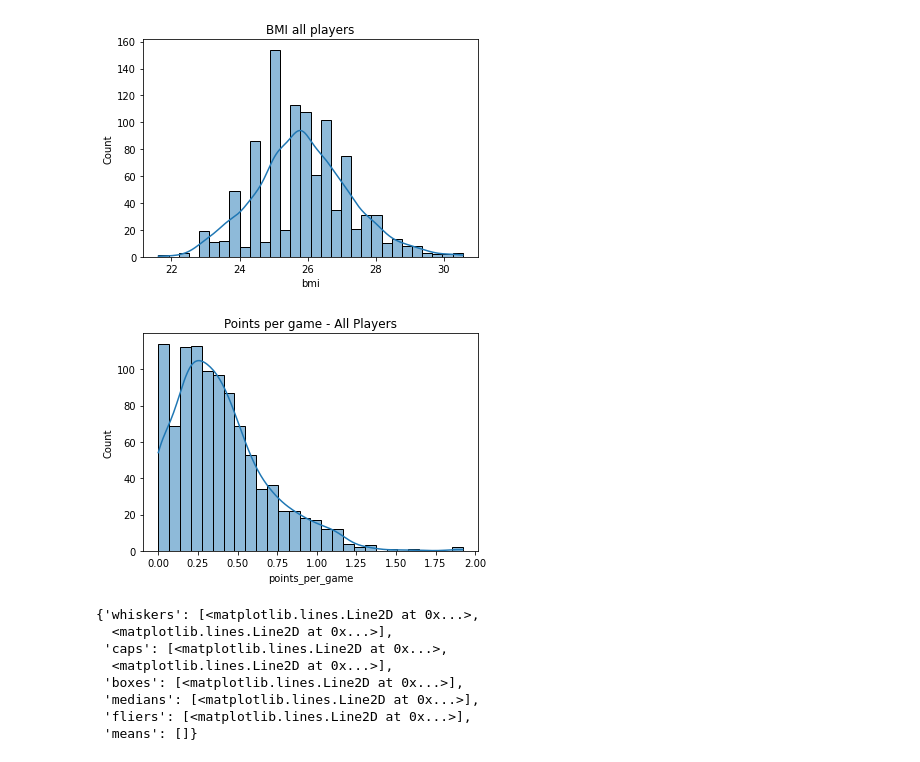
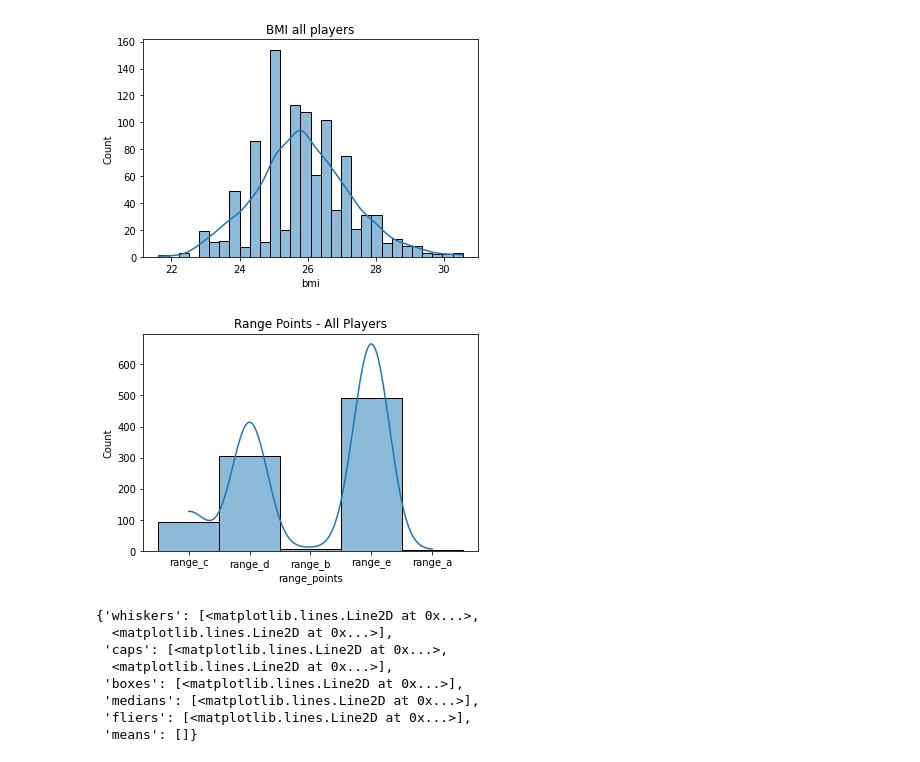
Before and after one commit to PKpacheco/supervised_ml_assignment, a Jupyter notebook: RRC_supervised_ML_Paola_Katherine.ipynb, the cells around one changed output. Drawn from its saved outputs; the diff is of its cells as text; code cells hidden in the pictures.

```diff
--- a/RRC_supervised_ML_Paola_Katherine.ipynb
+++ b/RRC_supervised_ML_Paola_Katherine.ipynb
@@ -144,7 +144,8 @@ df.drop([
     'Overall',
     'DOB',
     'birth_city',
-    'first_season'
+    'first_season',
+    'skater_shoots_goalie_catches'
     ], axis=1, inplace=True)
 # %%
 df.tail()
@@ -251,7 +251,6 @@ df.head()
 # convert object to string for easy operations
 
 df['player'] = df['player'].astype('string')
-df['skater_shoots_goalie_catches'] = df['skater_shoots_goalie_catches'].astype('string')
 df['position'] = df['position'].astype('string')
 df.head()
 # %% [output]
@@ -323,0 +330,26 @@ Length: 4, dtype: string
+# %%
+# range_e = [0,0.40]
+# range_d = [0.41, 0.80]
+# range_c = [0.81, 1.2]
+# range_b =[1.21, 1.6]
+# range_a = [1.61, 2.0]
+
+def label_ranges (row):
+  if row['points_per_game']>0.0 and row['points_per_game']<=0.40:
+      return'range_e'
+
+  if row['points_per_game']>0.4 and row['points_per_game']<=0.80:
+      return 'range_d'
+
+  if row['points_per_game']>0.8 and row['points_per_game']<=1.20:
+      return 'range_c'
+
+  if row['points_per_game']>1.20 and row['points_per_game']<=1.60:
+      return 'range_b'
+
+  if row['points_per_game']>1.60 and row['points_per_game']<=2.0:
+      return 'range_a'
+
+df['range_points'] = df.apply(lambda row: label_ranges(row), axis=1)
+
+df.head()
@@ -332,11 +371,11 @@ plt.show()
 # %% [output]
 [figure]
 # %%
-ax = sns.histplot(data = df, x = 'points_per_game', kde = True)
-ax.set_title("Points per game - All Players")
+ax = sns.histplot(data = df, x = 'range_points', kde = True)
+ax.set_title("Range Points - All Players")
 plt.show()
 # %% [output]
-[figure, old version]
+[figure, new version]
 # %%
 # we can see that most of players have between 0.25 and 0.5 points per game.
 plt.boxplot(df['points_per_game'])
```
Also changed, not shown: parts of 18 cells of this notebook.
